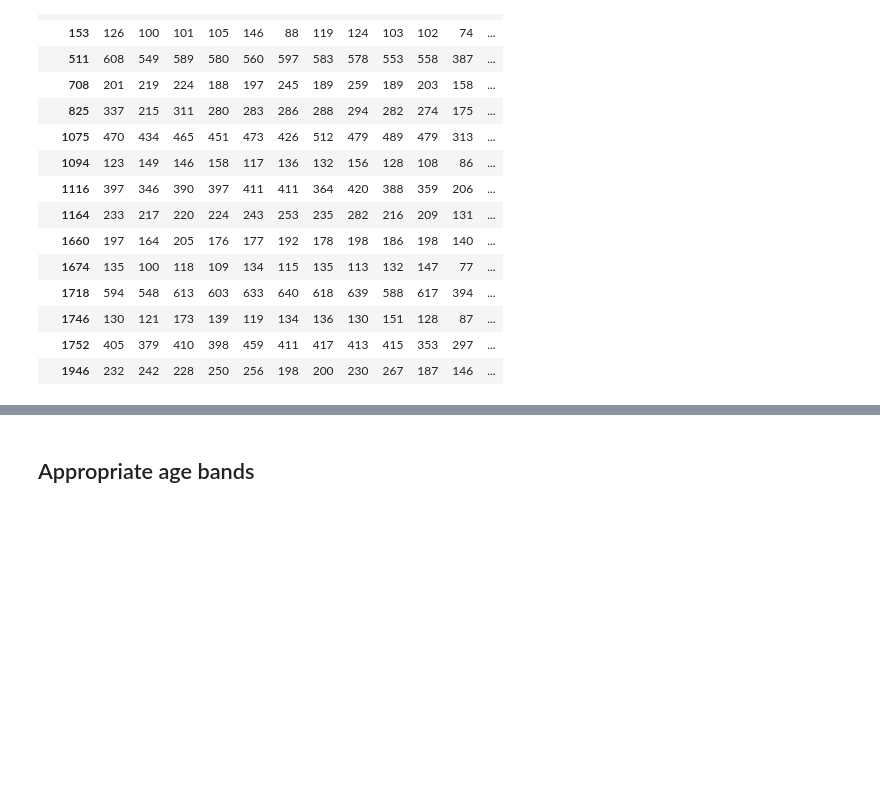
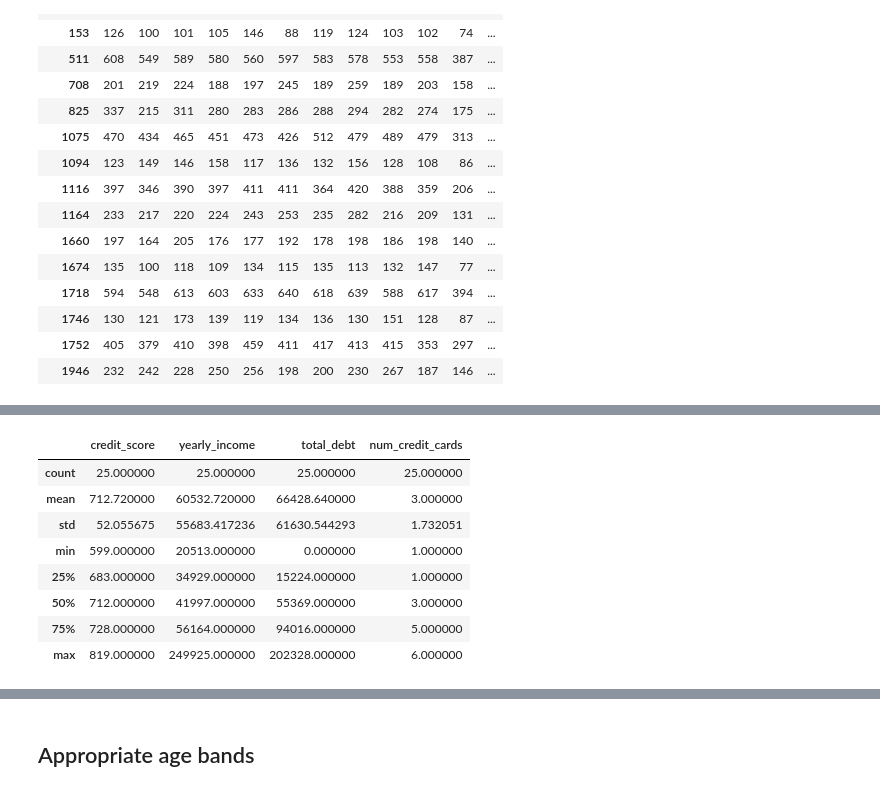
Before and after one commit to parulgarg19-sudo/HeroViredClass, a Jupyter notebook: Parul_Goenka_DSDEAI_21.ipynb, the cells around one changed output, grey strips where cells are left out. Cells and saved outputs as stored; diff of their text form; code cells hidden in the pictures; blank space fills up the shorter version.

```diff
--- a/Parul_Goenka_DSDEAI_21.ipynb
+++ b/Parul_Goenka_DSDEAI_21.ipynb
@@ -1157,0 +1162,12 @@ Are young customers online heavy?
+# %%
+ltd_users_df.describe()
+# %% [output]
+|  | credit_score | yearly_income | total_debt | num_credit_cards |
+| count | 25.000000 | 25.000000 | 25.000000 | 25.000000 |
+| mean | 712.720000 | 60532.720000 | 66428.640000 | 3.000000 |
+| std | 52.055675 | 55683.417236 | 61630.544293 | 1.732051 |
+| min | 599.000000 | 20513.000000 | 0.000000 | 1.000000 |
+| 25% | 683.000000 | 34929.000000 | 15224.000000 | 1.000000 |
+| 50% | 712.000000 | 41997.000000 | 55369.000000 | 3.000000 |
+| 75% | 728.000000 | 56164.000000 | 94016.000000 | 5.000000 |
+| max | 819.000000 | 249925.000000 | 202328.000000 | 6.000000 |
```
Also changed, not shown: parts of 20 cells of this notebook.
